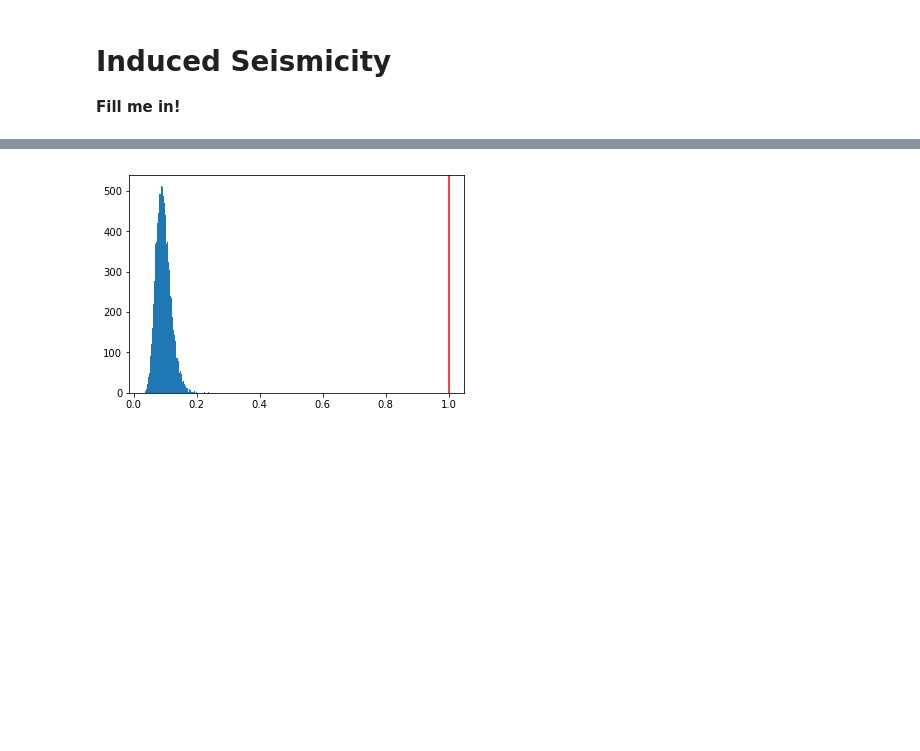
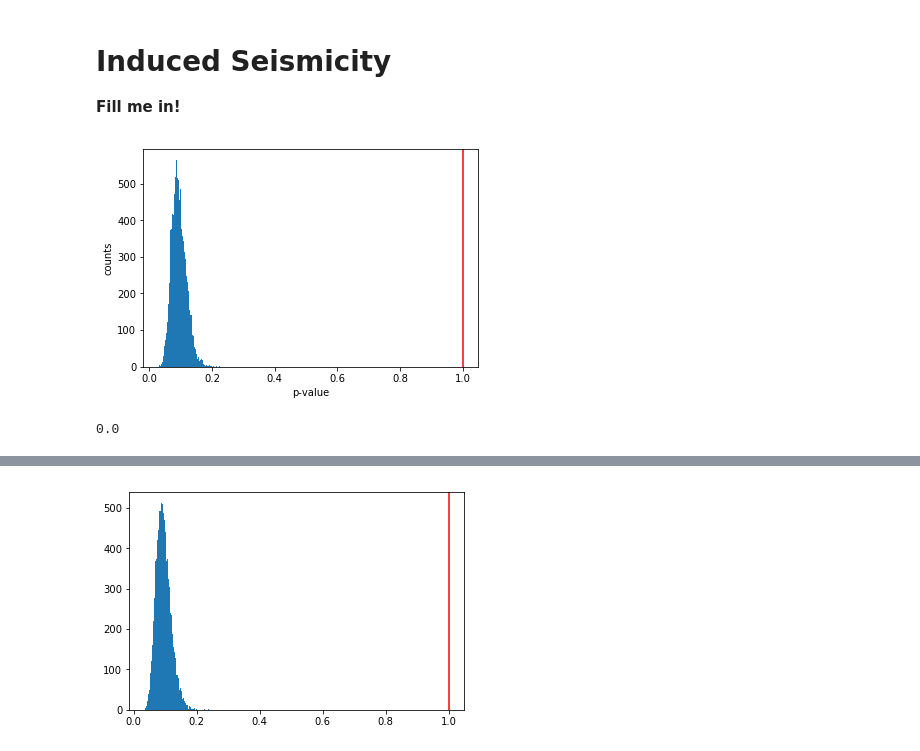
Before and after one commit to michaeljets/induced_seismicity, a Jupyter notebook: code/frank_modified_spearmans.ipynb, the cells around one changed output, grey strips where cells are left out. Cells and saved outputs as stored; diff of their text form; code cells hidden in the pictures; blank space fills up the shorter version.

```diff
--- a/code/frank_modified_spearmans.ipynb
+++ b/code/frank_modified_spearmans.ipynb
@@ -57,6 +57,8 @@ def corr_test(lst1, lst2, lag=12, norm = np.inf, plot=True):
     if plot:
         plt.hist(s, bins = 'auto')
         plt.axvline(x = og, color = 'red')
+        plt.xlabel('p-value')
+        plt.ylabel('counts')
         plt.show()
     return p_value(s, og)
 # %%
@@ -108,3 +110,8 @@ def block_permute(ts, start, length):
     shuffle_blocks = shuffle_ts.reshape(len(shuffle_ts)//length, length)
     np.random.shuffle(shuffle_blocks)
     return shuffle_blocks.ravel(), end
+# %%
+corr_test(a,b)
+# %% [output]
+[figure, added]
+0.0
```
Also changed, not shown: parts of 3 cells of this notebook, 6 other files.
